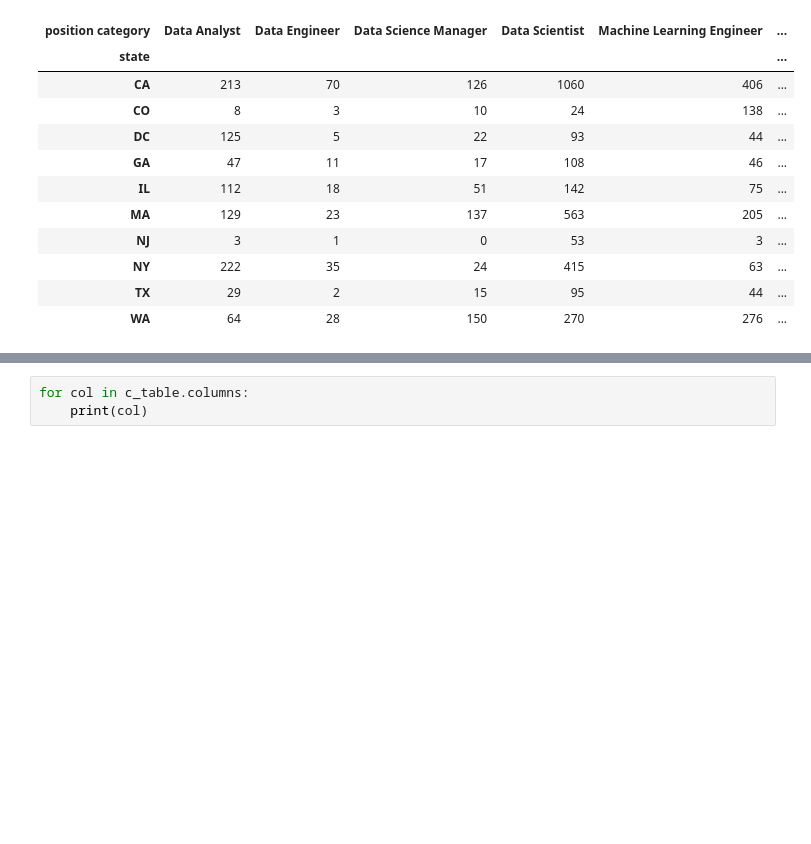
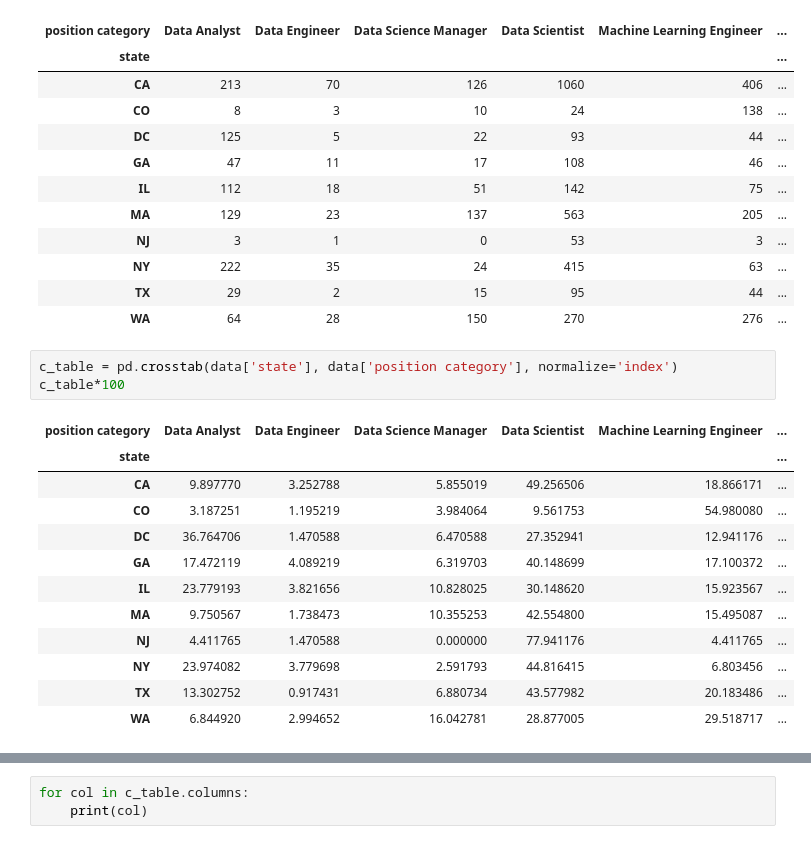
Before and after one commit to scsleal/A-brief-EDA-of-dataset-Data-Scientist-Job-Market-in-the-U.S., a Jupyter notebook: main_notebook.ipynb, the cells around one changed output, grey strips where cells are left out. Saved outputs shown, nothing was run; the diff lists cells and outputs as text; blank space fills up the shorter version.

```diff
--- a/main_notebook.ipynb
+++ b/main_notebook.ipynb
@@ -274,3 +294,19 @@ c_table
 | NY | 222 | 35 | 24 | 415 | 63 | ... |
 | TX | 29 | 2 | 15 | 95 | 44 | ... |
 | WA | 64 | 28 | 150 | 270 | 276 | ... |
+# %%
+c_table = pd.crosstab(data['state'], data['position category'], normalize='index')
+c_table*100
+# %% [output]
+| position category | Data Analyst | Data Engineer | Data Science Manager | Data Scientist | Machine Learning Engineer | ... |
+| state |  |  |  |  |  | ... |
+| CA | 9.897770 | 3.252788 | 5.855019 | 49.256506 | 18.866171 | ... |
+| CO | 3.187251 | 1.195219 | 3.984064 | 9.561753 | 54.980080 | ... |
+| DC | 36.764706 | 1.470588 | 6.470588 | 27.352941 | 12.941176 | ... |
+| GA | 17.472119 | 4.089219 | 6.319703 | 40.148699 | 17.100372 | ... |
+| IL | 23.779193 | 3.821656 | 10.828025 | 30.148620 | 15.923567 | ... |
+| MA | 9.750567 | 1.738473 | 10.355253 | 42.554800 | 15.495087 | ... |
+| NJ | 4.411765 | 1.470588 | 0.000000 | 77.941176 | 4.411765 | ... |
+| NY | 23.974082 | 3.779698 | 2.591793 | 44.816415 | 6.803456 | ... |
+| TX | 13.302752 | 0.917431 | 6.880734 | 43.577982 | 20.183486 | ... |
+| WA | 6.844920 | 2.994652 | 16.042781 | 28.877005 | 29.518717 | ... |
```
Also changed, not shown: parts of 8 cells of this notebook, 1 other file.
